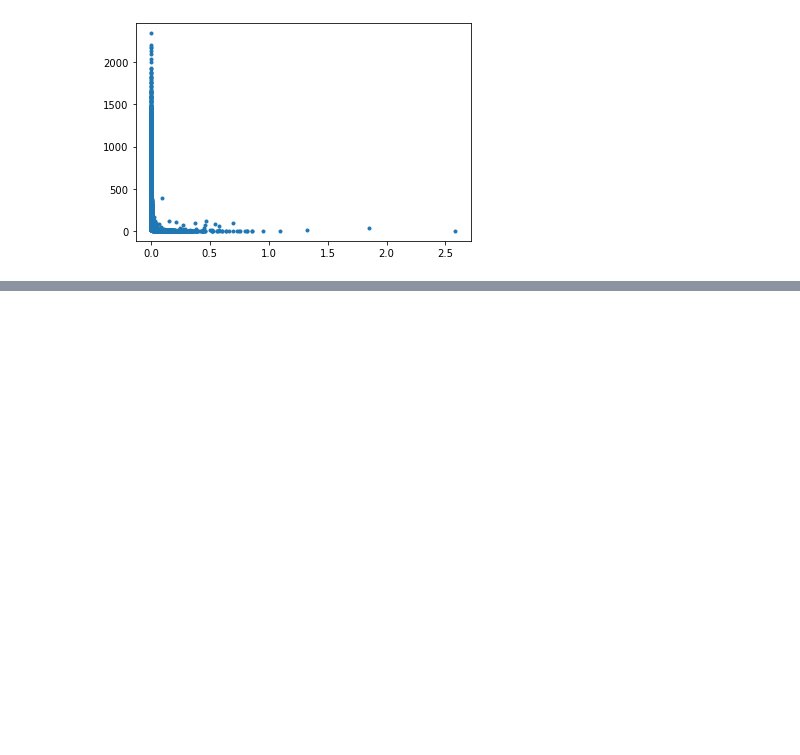
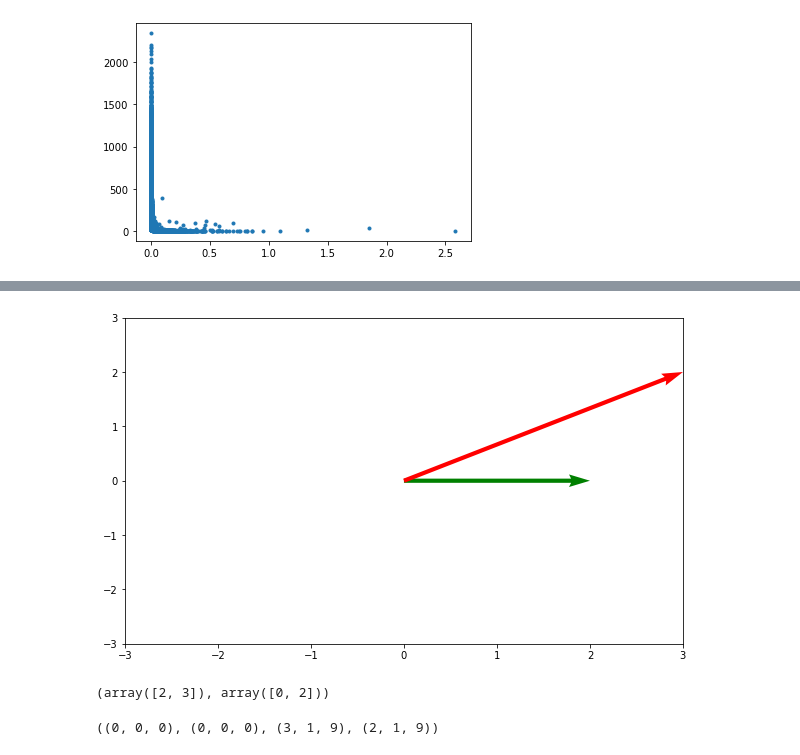
Before and after one commit to stanleyycheung/MSci-Project-HiggsTauTau, a Jupyter notebook: stanley/tau_reconstruction.ipynb, the cells around one changed output, grey strips where cells are left out. Saved outputs shown, nothing was run; the diff lists cells and outputs as text; code cells hidden in the pictures; blank space fills up the shorter version.

```diff
--- a/stanley/tau_reconstruction.ipynb
+++ b/stanley/tau_reconstruction.ipynb
@@ -363,0 +395,2 @@ plt.show()
+# %%
+tau_1_1 = sol1_p[0][:,None]*sv_1_norm
@@ -363,0 +407,27 @@ plt.show()
+# %%
+vectors = np.array([tau_1_1[0], ])
+vector_addition = vectors[0] + vectors[1]
+vectors = np.append(vectors, vector_addition[None,:], axis=0)
+# %%
+plt.figure(figsize=(10,6))
+origin = np.array([0, 0]) # origin point
+plt.quiver(origin, origin,
+           vectors[:, 0],
+           vectors[:, 1],
+           scale=1,
+           scale_units='xy',
+           angles = 'xy',
+           color=['g', 'r', 'k'])
+plt.xlim(-3, 3)
+plt.ylim(-3, 3)
+plt.show()
+# %% [output]
+[figure, added]
+# %%
+vectors[:, 0], vectors[:, 1]
+# %% [output]
+(array([2, 3]), array([0, 2]))
+# %%
+X, Y, U, V
+# %% [output]
+((0, 0, 0), (0, 0, 0), (3, 1, 9), (2, 1, 9))
```
Also changed, not shown: parts of 7 cells of this notebook, 2 other files.
